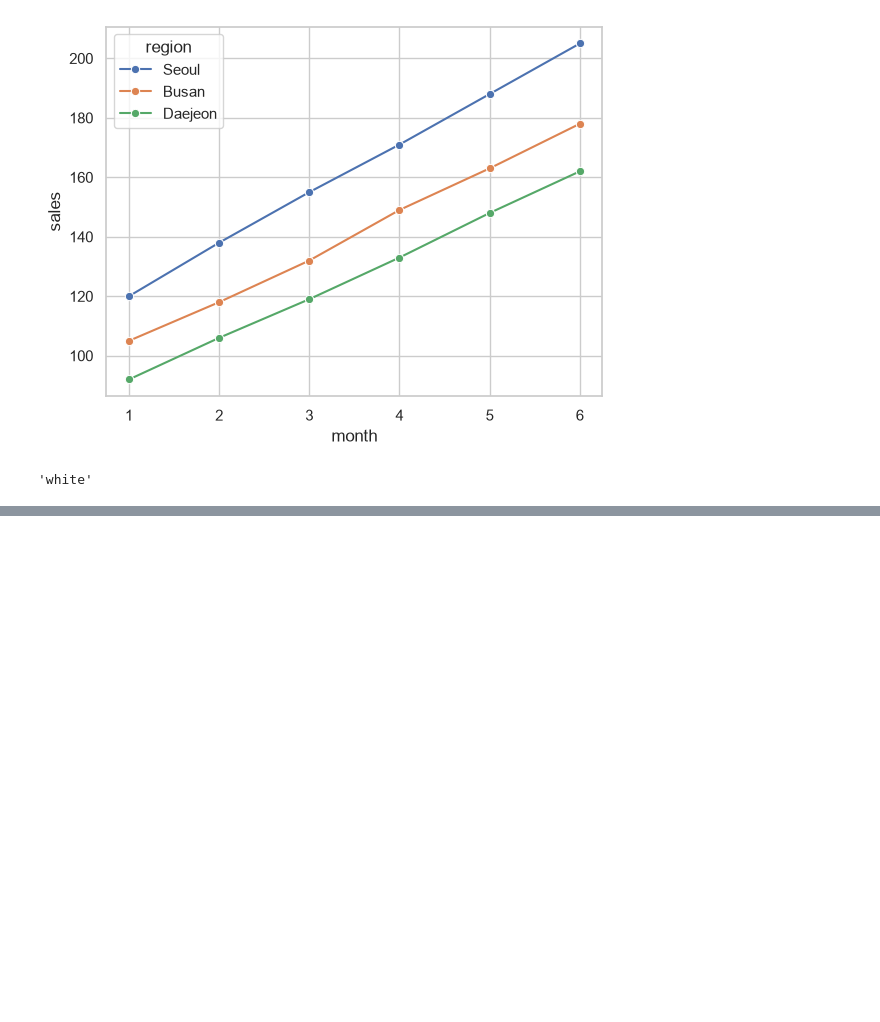
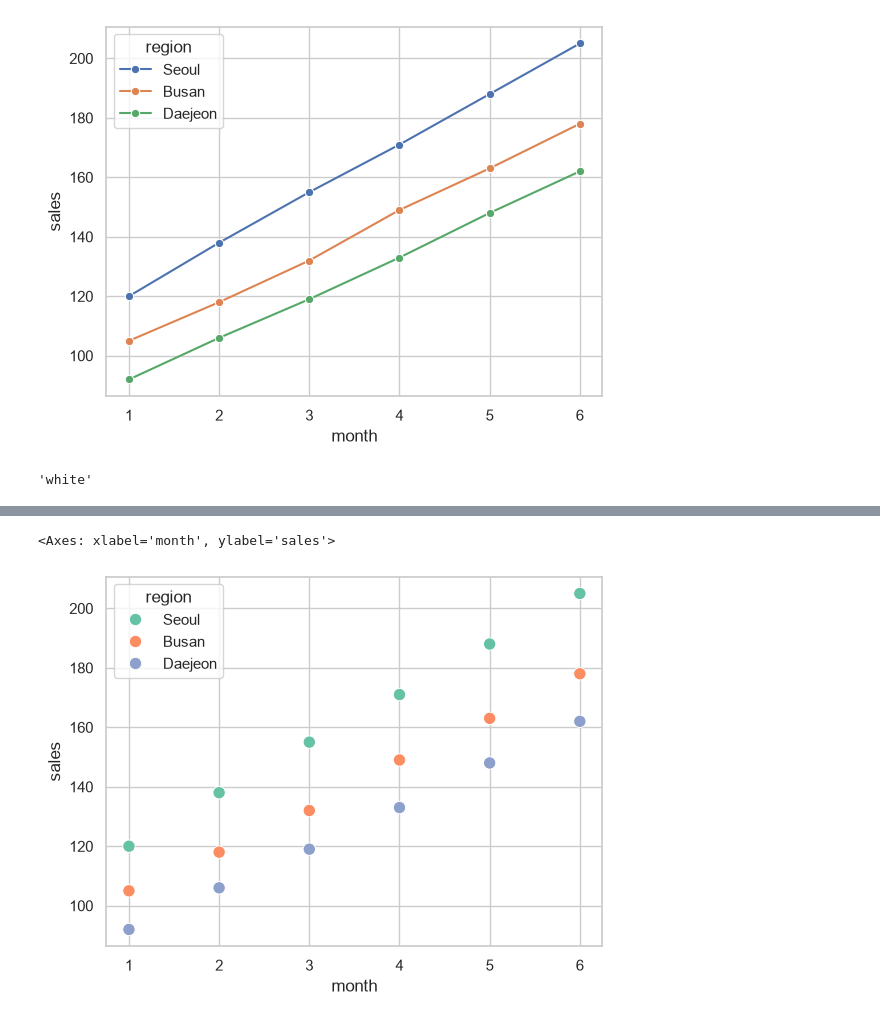
Before and after one commit to minskyong/study, a Jupyter notebook: matlib/디자인.ipynb, the cells around one changed output, grey strips where cells are left out. Drawn from its saved outputs; the diff is of its cells as text; code cells hidden in the pictures; blank space fills up the shorter version.

```diff
--- a/matlib/디자인.ipynb
+++ b/matlib/디자인.ipynb
@@ -111,0 +158,11 @@ style['axes.facecolor']
+# %%
+sns.scatterplot(
+    data = sales_df,
+    x= 'month',
+    y= 'sales',
+    hue = 'region',
+    palette = 'Set2',
+    s = 80)
+# %% [output]
+<Axes: xlabel='month', ylabel='sales'>
+[figure, added]
```
Also changed, not shown: parts of 9 cells of this notebook, 2 other files.
